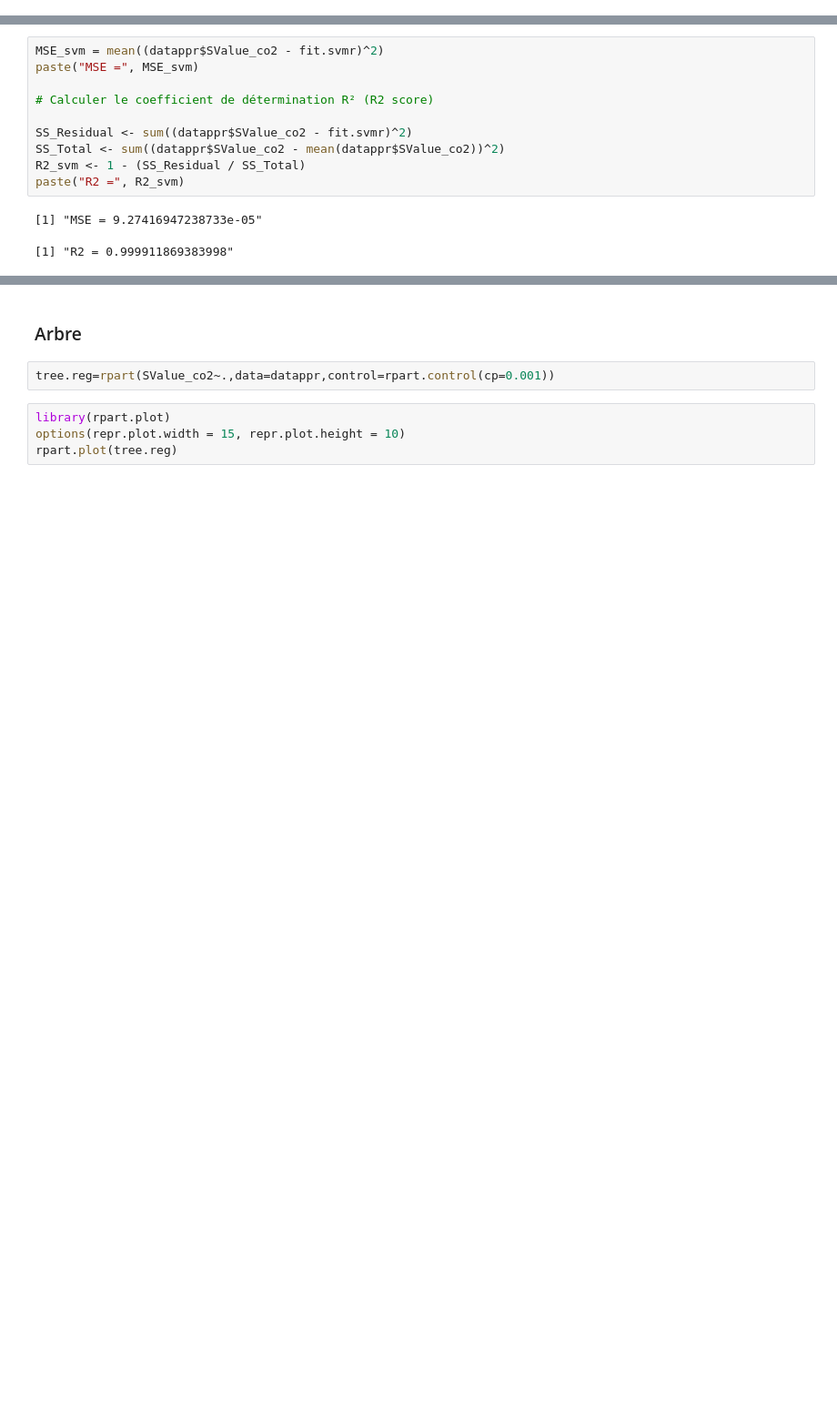
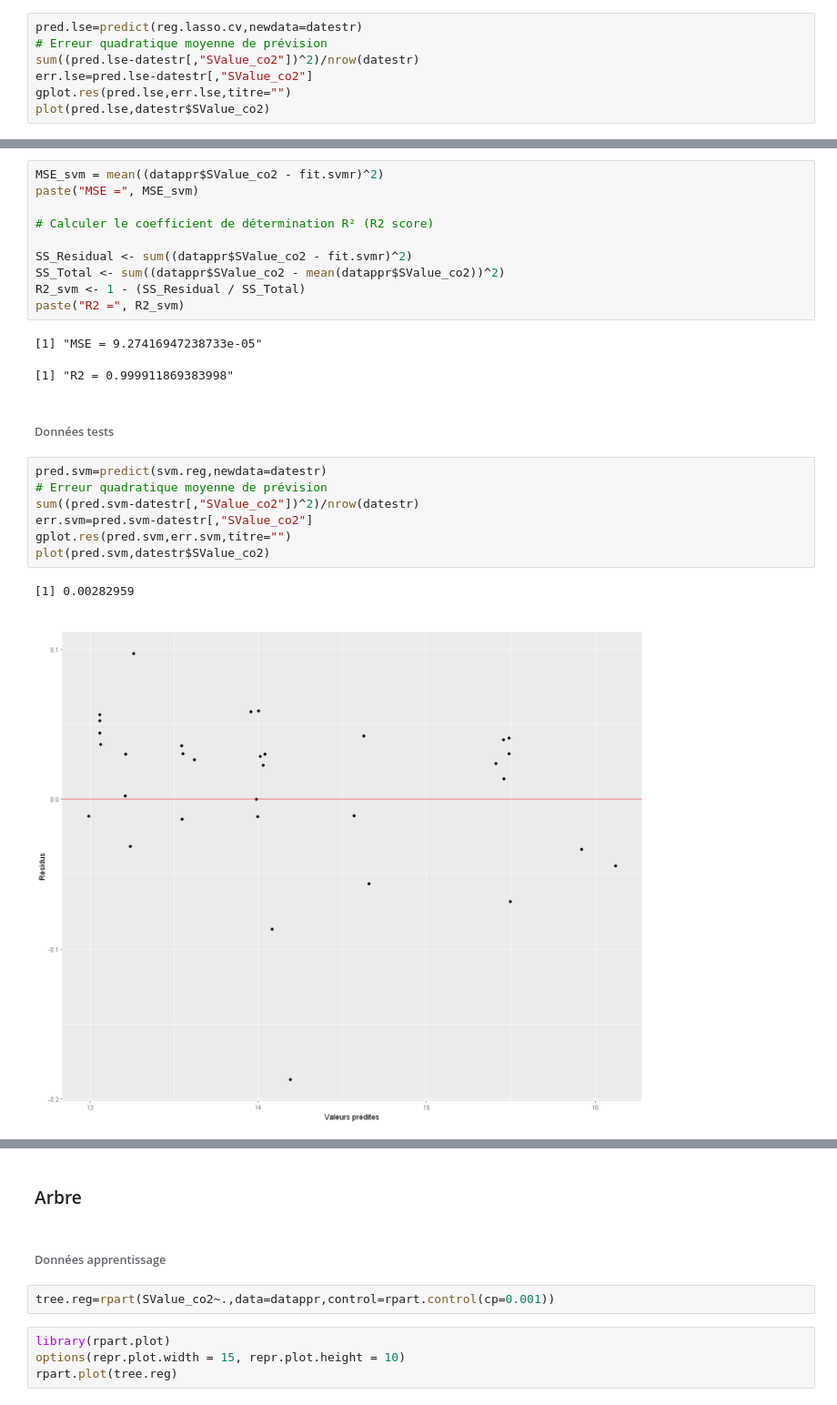
Before and after one commit to Mathilde-Mrs/Projet_machine_learning, a Jupyter notebook: notebookR_modif.ipynb, the cells around one changed output, grey strips where cells are left out. Shown at 91% size. Drawn from its saved outputs; the diff is of its cells as text; blank space fills up the shorter version.

```diff
--- a/notebookR_modif.ipynb
+++ b/notebookR_modif.ipynb
@@ -1042,0 +1058,7 @@ paste("R2 =", R2_lse)
+# %%
+pred.lse=predict(reg.lasso.cv,newdata=datestr)
+# Erreur quadratique moyenne de prévision
+sum((pred.lse-datestr[,"SValue_co2"])^2)/nrow(datestr)
+err.lse=pred.lse-datestr[,"SValue_co2"]
+gplot.res(pred.lse,err.lse,titre="")
+plot(pred.lse,datestr$SValue_co2)
@@ -1114,3 +1142,15 @@ paste("R2 =", R2_svm)
 # %% [output]
 [1] "MSE = 9.27416947238733e-05"
 [1] "R2 = 0.999911869383998"
+# %% [markdown]
+###### Données tests
+# %%
+pred.svm=predict(svm.reg,newdata=datestr)
+# Erreur quadratique moyenne de prévision
+sum((pred.svm-datestr[,"SValue_co2"])^2)/nrow(datestr)
+err.svm=pred.svm-datestr[,"SValue_co2"]
+gplot.res(pred.svm,err.svm,titre="")
+plot(pred.svm,datestr$SValue_co2)
+# %% [output]
+[1] 0.00282959
+[figure, added]
@@ -1117,5 +1158,7 @@ paste("R2 =", R2_svm)
 # %% [markdown]
 ### Arbre
+# %% [markdown]
+###### Données apprentissage
 # %%
 tree.reg=rpart(SValue_co2~.,data=datappr,control=rpart.control(cp=0.001))
 # %%
```
Also changed, not shown: parts of 58 cells of this notebook.
